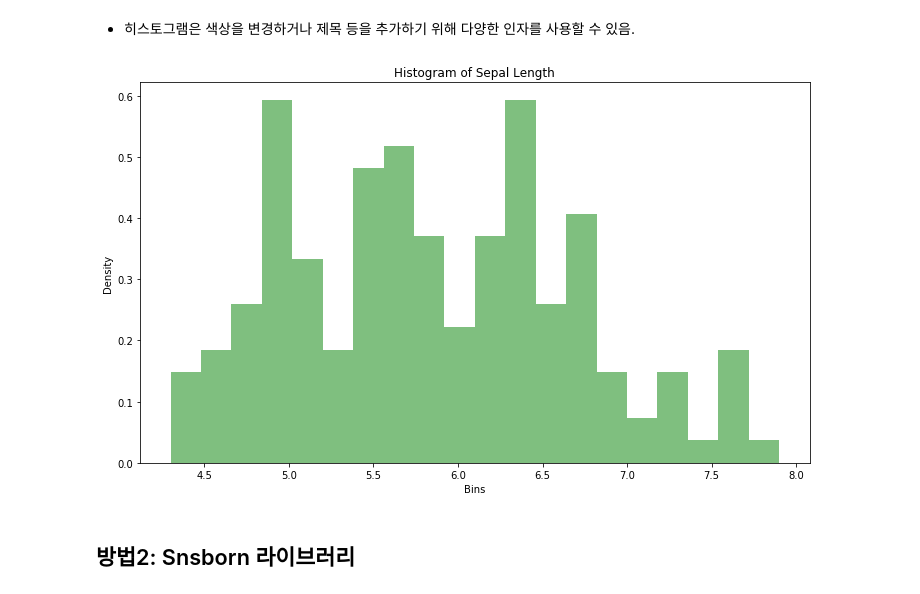
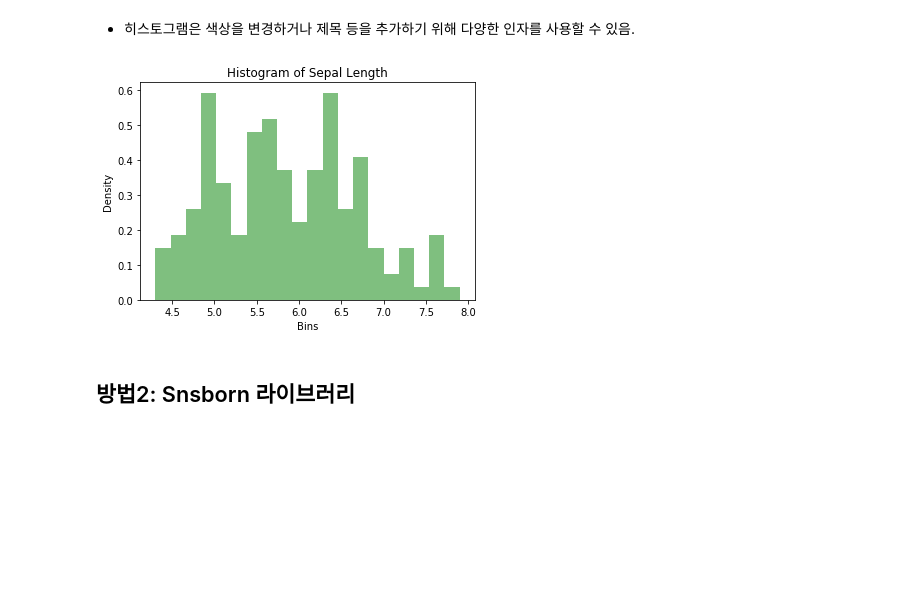
Before and after one commit to bluedragon0725/Smalldata-Lab, a Jupyter notebook: 02_Python Basic/02_이름/01_히스토그램.ipynb, the cells around one changed output. Cells and saved outputs as stored; diff of their text form; code cells hidden in the pictures; blank space fills up the shorter version.

```diff
--- a/02_Python Basic/02_이름/01_히스토그램.ipynb
+++ b/02_Python Basic/02_이름/01_히스토그램.ipynb
@@ -33,20 +33,20 @@ ax.hist(df["SepalLengthCm"]);
 # %% [markdown]
 * 히스토그램은 색상을 변경하거나 제목 등을 추가하기 위해 다양한 인자를 사용할 수 있음.
 # %%
-fig, ax = plt.subplots(figsize = (12, 7))
+fig, ax = plt.subplots()
 
 ax.hist(df["SepalLengthCm"],
         bins = 20,               # 급간(bin) 개수 설정
         density=True,            # y축 값을 밀도(density)로 표시
         facecolor = "green",     # 색상 설정
         alpha = 0.5)             # 색상 투명도 설정
 
 
 ax.set(title = "Histogram of Sepal Length",    # 그래프 제목 설정
        xlabel = "Bins",                        # X축 설정
        ylabel = "Density");                    # y축 설정
 # %% [output]
-[figure, old version]
+[figure, new version]
 # %% [markdown]
 ## 방법2: Snsborn 라이브러리
 # %%
```
Also changed, not shown: parts of 2 cells of this notebook.
